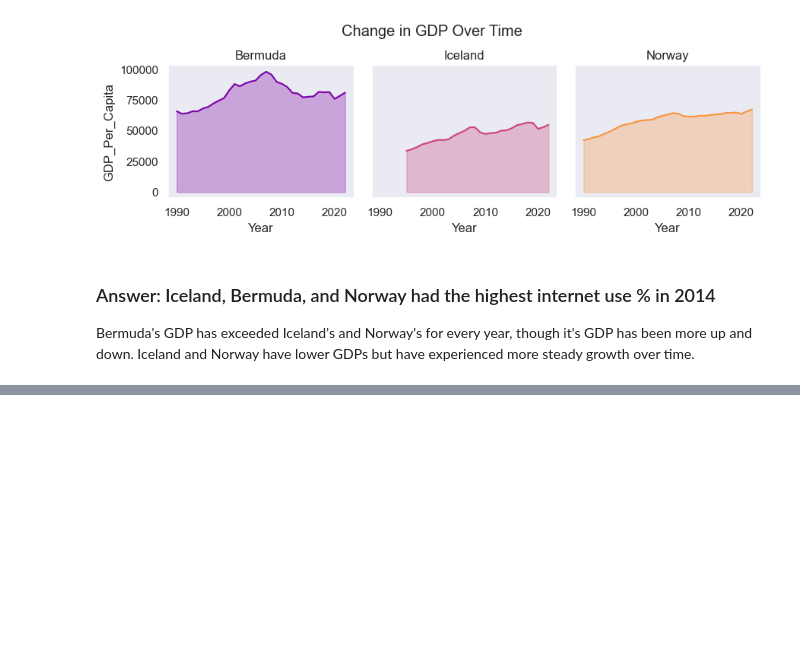
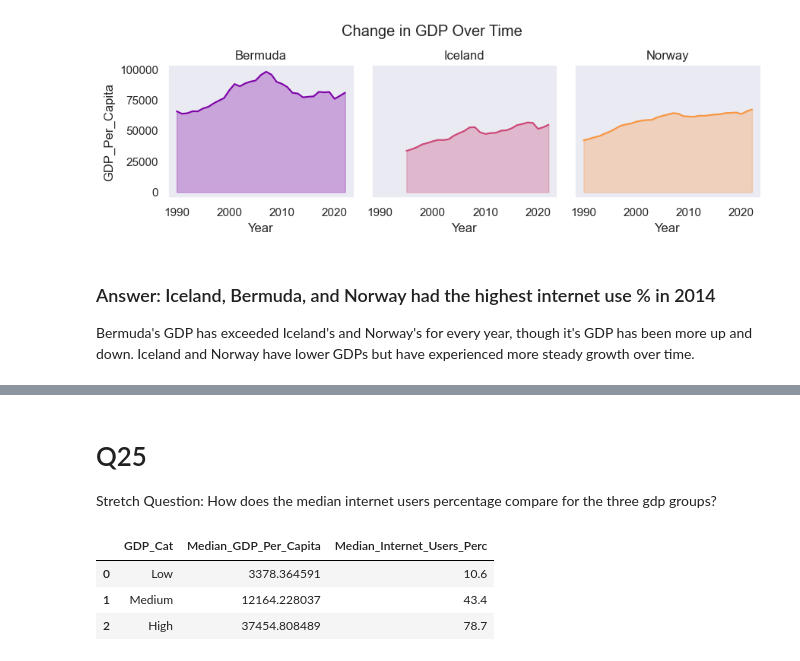
Before and after one commit to NSS-Data-Analytics-Cohort-11/undata-jessicabohannon, a Jupyter notebook: notebook/UN_Data.ipynb, the cells around one changed output, grey strips where cells are left out. Cells and saved outputs as stored; diff of their text form; code cells hidden in the pictures; blank space fills up the shorter version.

```diff
--- a/notebook/UN_Data.ipynb
+++ b/notebook/UN_Data.ipynb
@@ -552,0 +626,17 @@ Bermuda's GDP has exceeded Iceland's and Norway's for every year, though it's GD
+# %% [markdown]
+# Q25
+Stretch Question: How does the median internet users percentage compare for the three gdp groups?
+# %%
+#Grouping by GDP Category, then finding the median internet %
+grouped_gdp_internet_2014 = gdp_and_internet_use_2014.groupby('GDP_Cat')\
+                                                     .median('Internet_Users_Pct')\
+                                                     .reset_index()\
+                                                     .drop(columns='Year')\
+                                                     .rename(columns={'Internet_Users_Pct':'Median_Internet_Users_Perc',
+                                                                      'GDP_Per_Capita':'Median_GDP_Per_Capita'})
+grouped_gdp_internet_2014
+# %% [output]
+|  | GDP_Cat | Median_GDP_Per_Capita | Median_Internet_Users_Perc |
+| 0 | Low | 3378.364591 | 10.6 |
+| 1 | Medium | 12164.228037 | 43.4 |
+| 2 | High | 37454.808489 | 78.7 |
```
Also changed, not shown: parts of 15 cells of this notebook, 1 other file.
